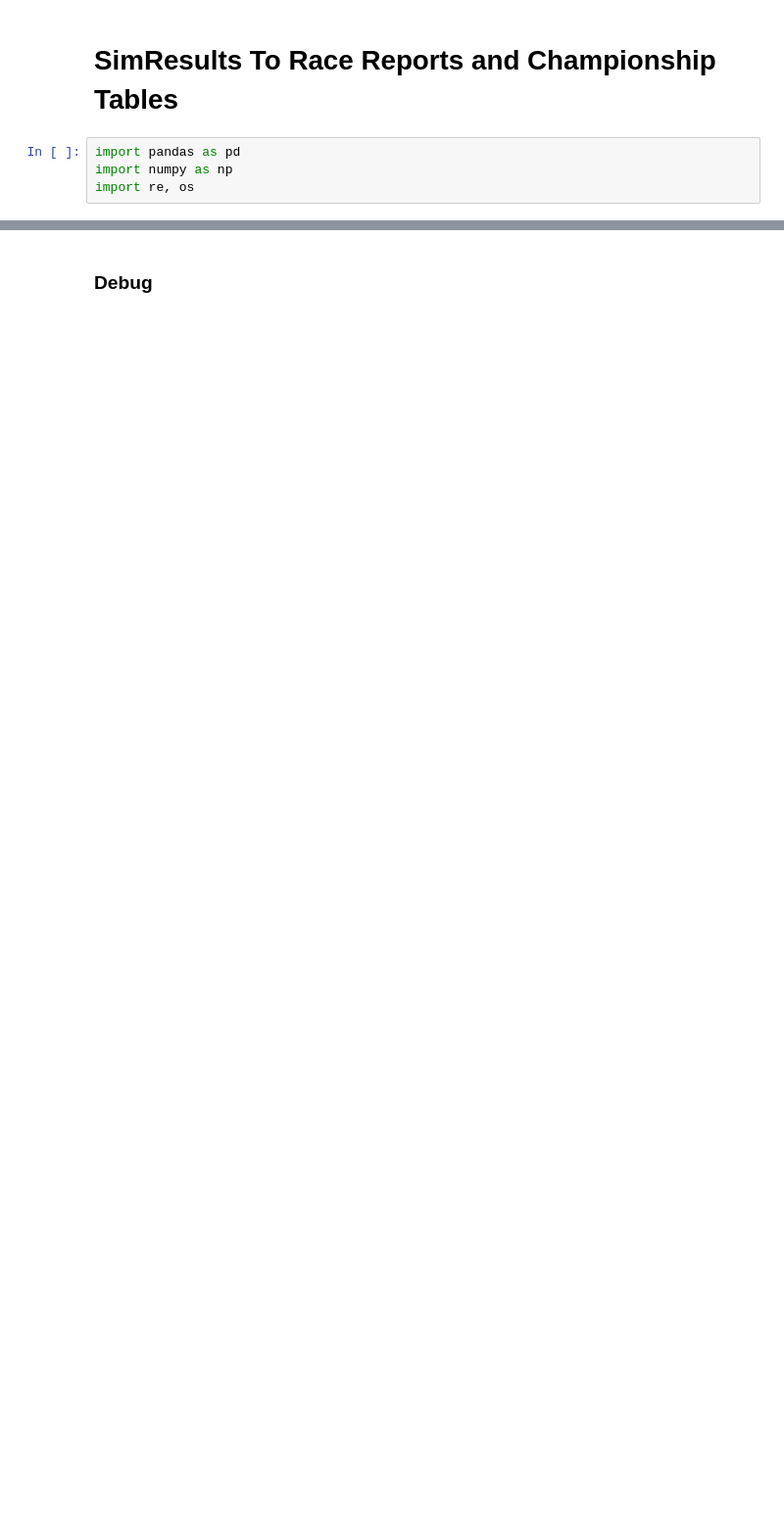
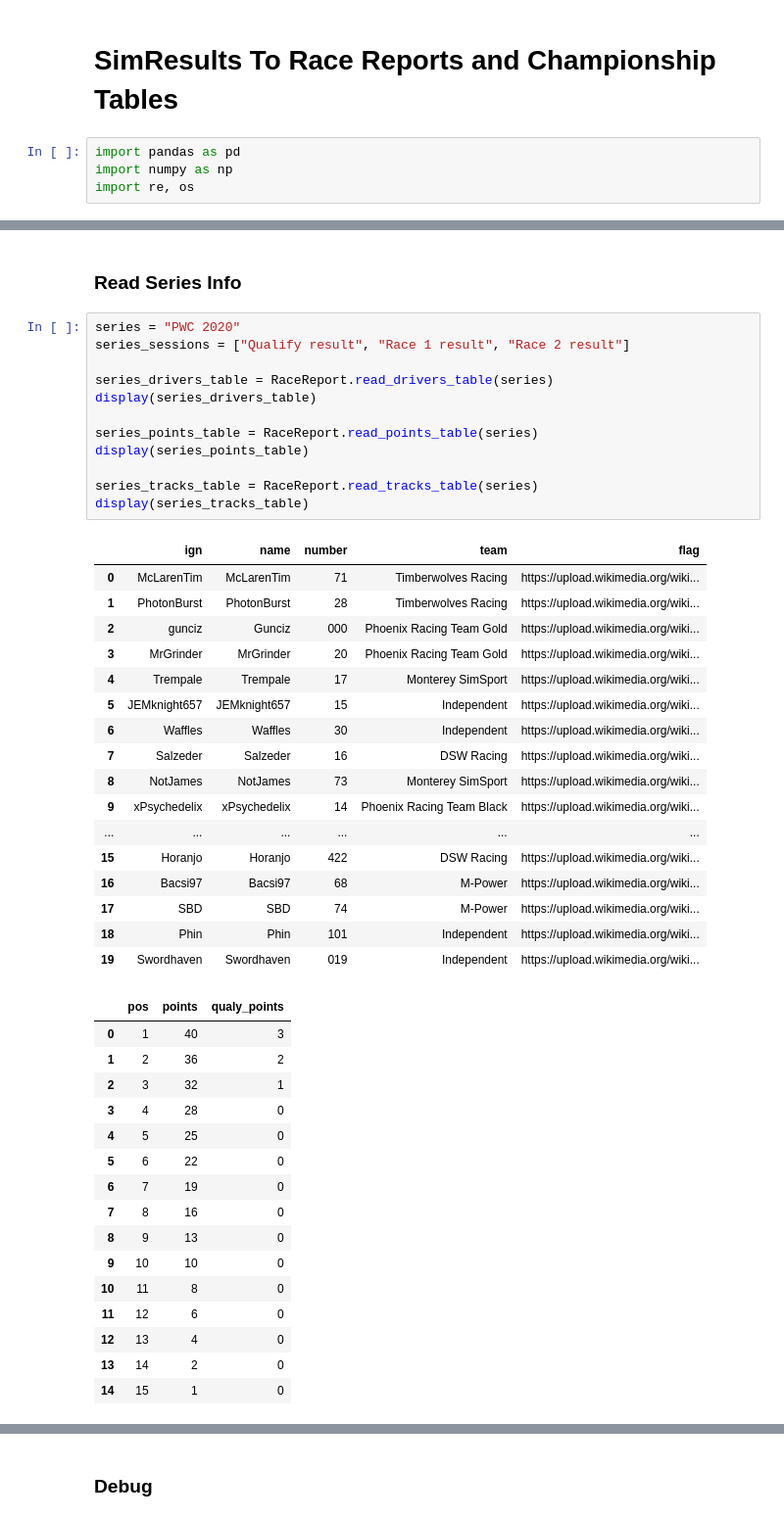
Before and after one commit to denniscfeng/simresults-to-table, a Jupyter notebook: ResultsToChampionshipTables.ipynb, the cells around one changed output, grey strips where cells are left out. Shown at 98% size. Cells and saved outputs as stored; diff of their text form; blank space fills up the shorter version.

```diff
--- a/ResultsToChampionshipTables.ipynb
+++ b/ResultsToChampionshipTables.ipynb
@@ -260,3 +273,51 @@ class RaceReport():
             for name in self.table_names:
                 fp.write(tables_strings[name])
                 if self.debug: print("wrote table {} to {}".format(name, self.output_file))
+# %% [markdown]
+### Read Series Info
+# %%
+series = "PWC 2020"
+series_sessions = ["Qualify result", "Race 1 result", "Race 2 result"]
+
+series_drivers_table = RaceReport.read_drivers_table(series)
+display(series_drivers_table)
+
+series_points_table = RaceReport.read_points_table(series)
+display(series_points_table)
+
+series_tracks_table = RaceReport.read_tracks_table(series)
+display(series_tracks_table)
+# %% [output]
+|  | ign | name | number | team | flag |
+| 0 | McLarenTim | McLarenTim | 71 | Timberwolves Racing | https://upload.wikimedia.org/wiki... |
+| 1 | PhotonBurst | PhotonBurst | 28 | Timberwolves Racing | https://upload.wikimedia.org/wiki... |
+| 2 | gunciz | Gunciz | 000 | Phoenix Racing Team Gold | https://upload.wikimedia.org/wiki... |
+| 3 | MrGrinder | MrGrinder | 20 | Phoenix Racing Team Gold | https://upload.wikimedia.org/wiki... |
+| 4 | Trempale | Trempale | 17 | Monterey SimSport | https://upload.wikimedia.org/wiki... |
+| 5 | JEMknight657 | JEMknight657 | 15 | Independent | https://upload.wikimedia.org/wiki... |
+| 6 | Waffles | Waffles | 30 | Independent | https://upload.wikimedia.org/wiki... |
+| 7 | Salzeder | Salzeder | 16 | DSW Racing | https://upload.wikimedia.org/wiki... |
+| 8 | NotJames | NotJames | 73 | Monterey SimSport | https://upload.wikimedia.org/wiki... |
+| 9 | xPsychedelix | xPsychedelix | 14 | Phoenix Racing Team Black | https://upload.wikimedia.org/wiki... |
+| ... | ... | ... | ... | ... | ... |
+| 15 | Horanjo | Horanjo | 422 | DSW Racing | https://upload.wikimedia.org/wiki... |
+| 16 | Bacsi97 | Bacsi97 | 68 | M-Power | https://upload.wikimedia.org/wiki... |
+| 17 | SBD | SBD | 74 | M-Power | https://upload.wikimedia.org/wiki... |
+| 18 | Phin | Phin | 101 | Independent | https://upload.wikimedia.org/wiki... |
+| 19 | Swordhaven | Swordhaven | 019 | Independent | https://upload.wikimedia.org/wiki... |
+|  | pos | points | qualy_points |
+| 0 | 1 | 40 | 3 |
+| 1 | 2 | 36 | 2 |
+| 2 | 3 | 32 | 1 |
+| 3 | 4 | 28 | 0 |
+| 4 | 5 | 25 | 0 |
+| 5 | 6 | 22 | 0 |
+| 6 | 7 | 19 | 0 |
+| 7 | 8 | 16 | 0 |
+| 8 | 9 | 13 | 0 |
+| 9 | 10 | 10 | 0 |
+| 10 | 11 | 8 | 0 |
+| 11 | 12 | 6 | 0 |
+| 12 | 13 | 4 | 0 |
+| 13 | 14 | 2 | 0 |
+| 14 | 15 | 1 | 0 |
```
Also changed, not shown: parts of 6 cells of this notebook, 1 other file.
